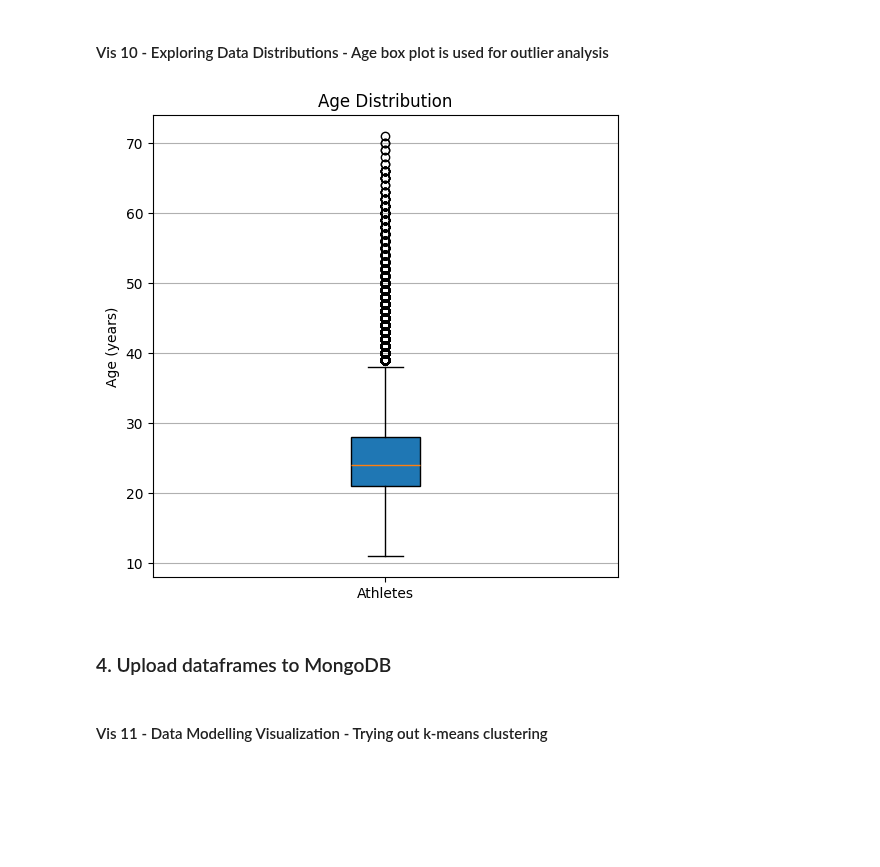
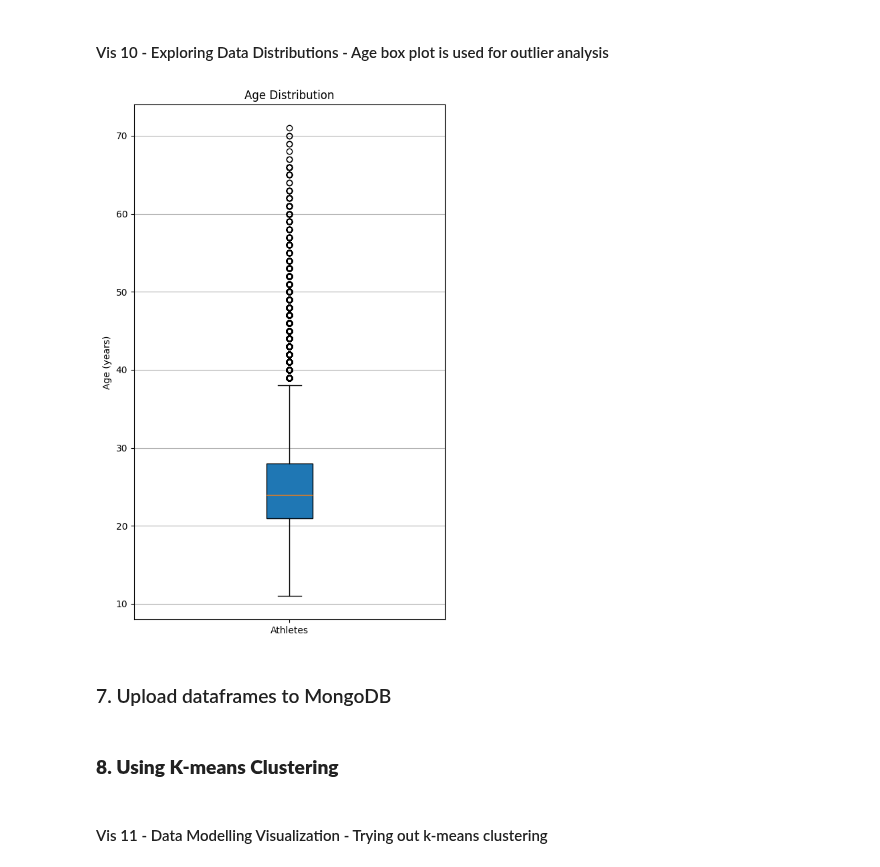
Before and after one commit to winnerpio/IVDA_Gold_Rush, a Jupyter notebook: data/main.ipynb, the cells around one changed output. Cells and saved outputs as stored; diff of their text form; code cells hidden in the pictures; blank space fills up the shorter version.

```diff
--- a/data/main.ipynb
+++ b/data/main.ipynb
@@ -732,17 +727,17 @@ plt.show()
 # %% [markdown]
 #### Vis 10 - Exploring Data Distributions - Age box plot is used for outlier analysis
 # %%
-# Histogram for Age Distribution
-plt.figure(figsize=(6, 6))
+# Outlier for Age Distribution
+plt.figure(figsize=(6, 10))
 plt.boxplot(df_athlete['age'], patch_artist=True, tick_labels=['Athletes'])
 plt.title("Age Distribution")
 plt.ylabel("Age (years)")
 plt.grid(axis='y')
 plt.show()
 # %% [output]
-[figure, old version]
+[figure, new version]
 # %% [markdown]
-### 4. Upload dataframes to MongoDB
+### 7. Upload dataframes to MongoDB
 # %%
 # Making sports_event_year objects
 
@@ -783,5 +780,7 @@ def update_db(collection, df):
 #update_db("countries", df_medal_tally_2)
 #update_db("sports_event_year", df_sports_event_year)
+# %% [markdown]
+### **8. Using K-means Clustering**
 # %%
 # Making sample k-means clustering
 from fastapi.encoders import jsonable_encoder
```
Also changed, not shown: parts of 21 cells of this notebook, 1 other file.
